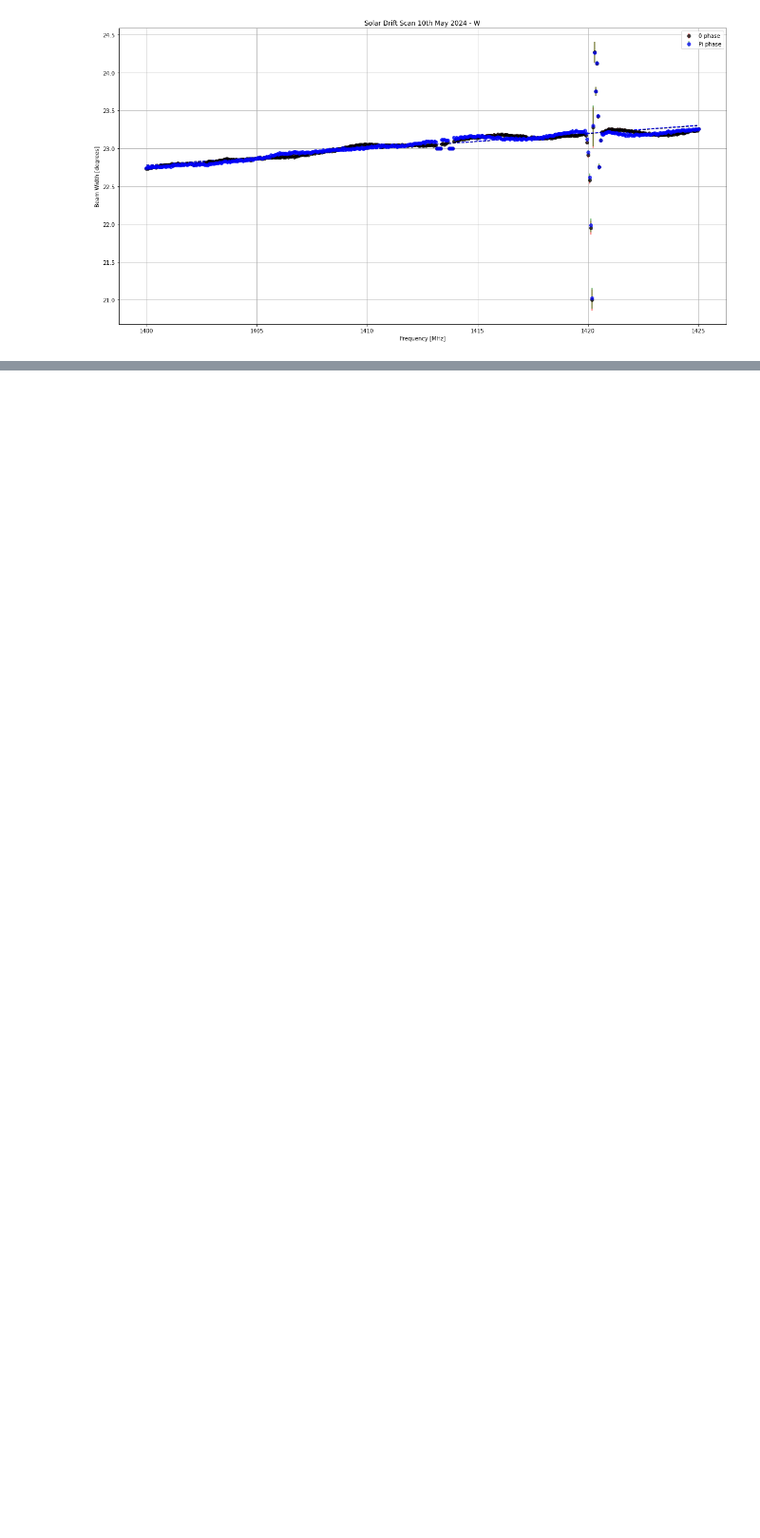
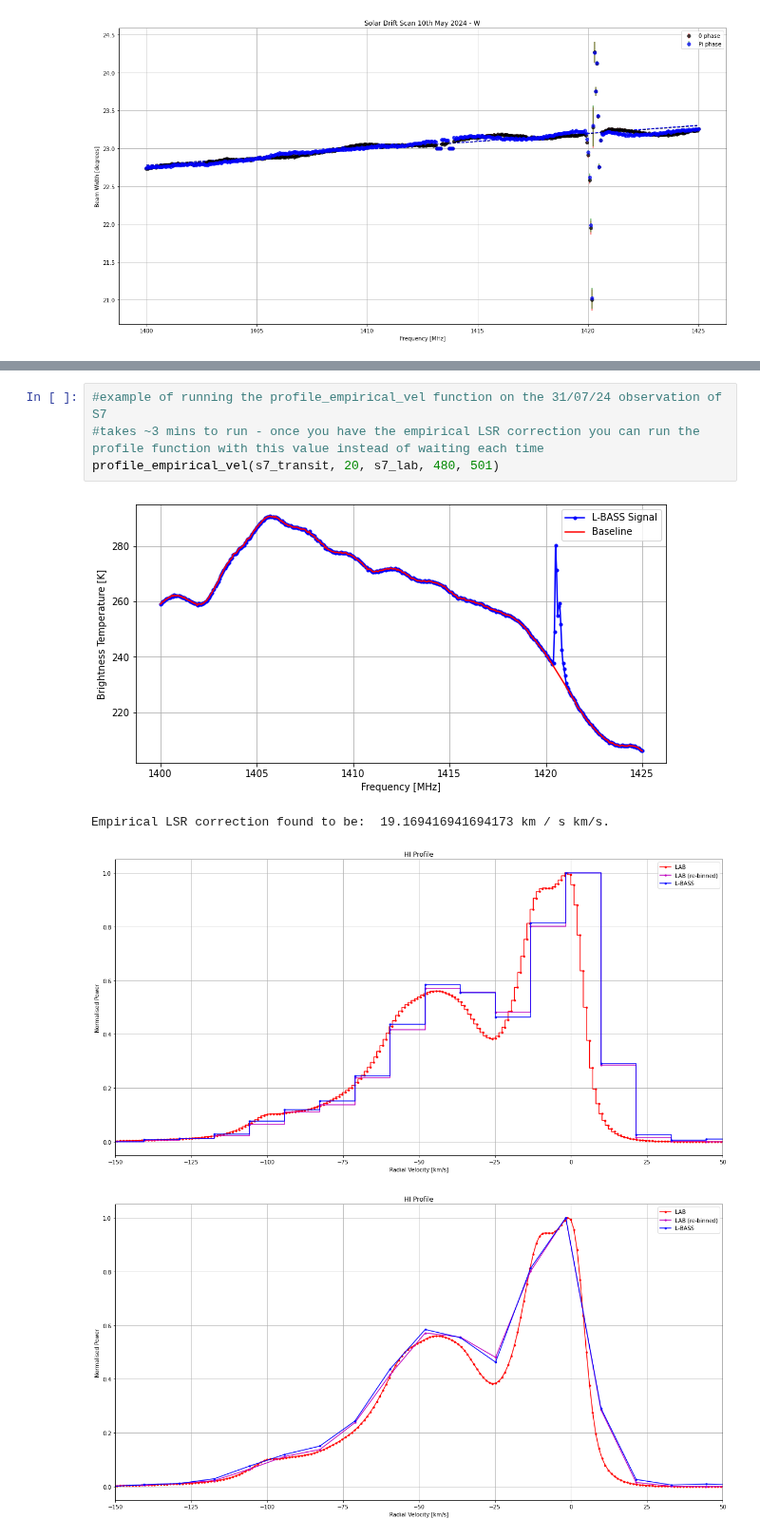
Before and after one commit to louis-hurrey/L-BASS, a Jupyter notebook: functions.ipynb, the cells around one changed output, grey strips where cells are left out. Shown at 95% size. Cells and saved outputs as stored; diff of their text form; blank space fills up the shorter version.

Commit message:
functions done, 16aug, readme

```diff
--- a/functions.ipynb
+++ b/functions.ipynb
@@ -362,0 +378,9 @@ def profile_optimum_vel(pwr_trim, lab):
+# %%
+#example of running the profile_empirical_vel function on the 31/07/24 observation of S7
+#takes ~3 mins to run - once you have the empirical LSR correction you can run the profile function with this value instead of waiting each time
+profile_empirical_vel(s7_transit, 20, s7_lab, 480, 501)
+# %% [output]
+[figure, added]
+Empirical LSR correction found to be:  19.169416941694173 km / s km/s.
+[figure, added]
+[figure, added]
```
Also changed, not shown: parts of 5 cells of this notebook, 2 other files.
